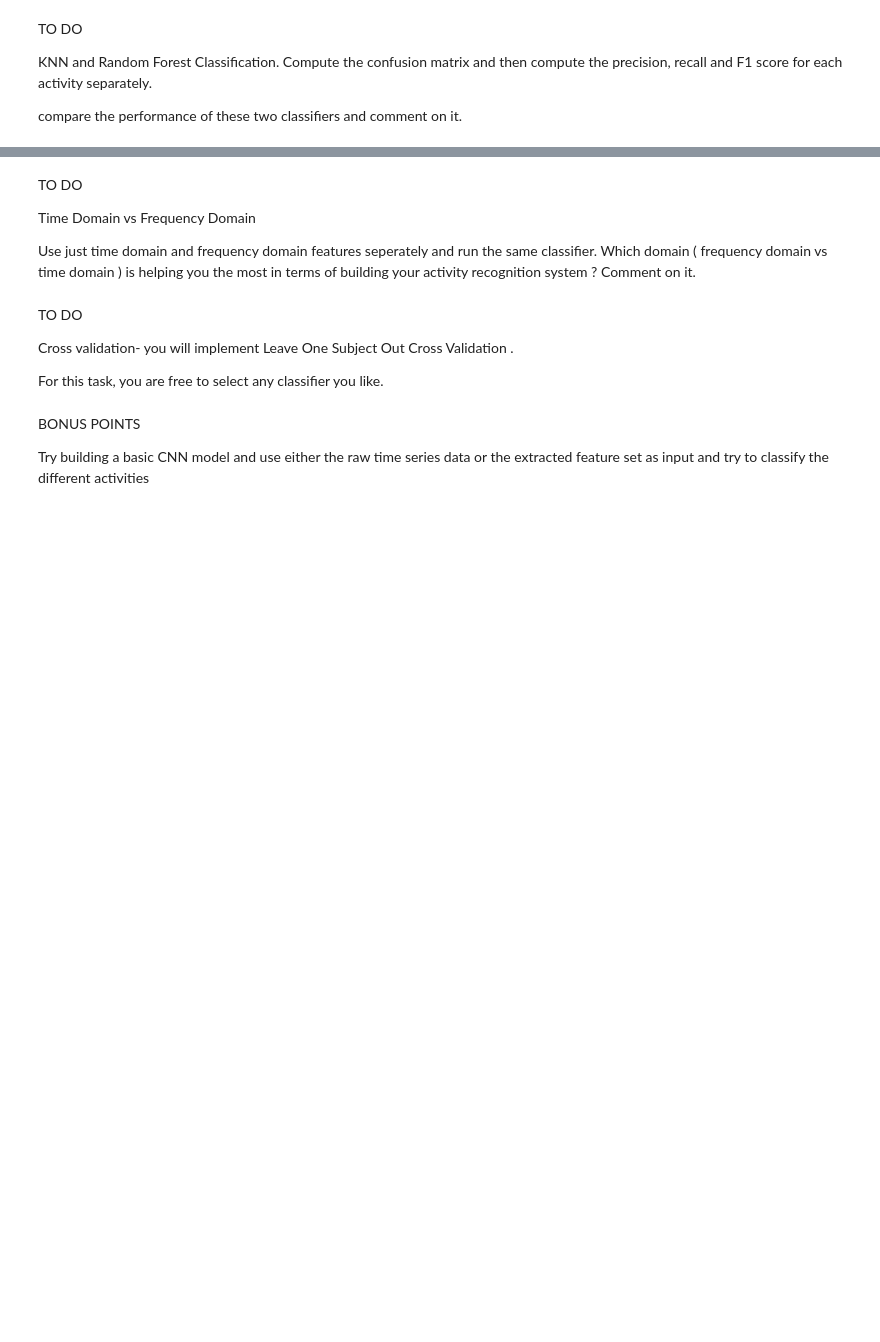
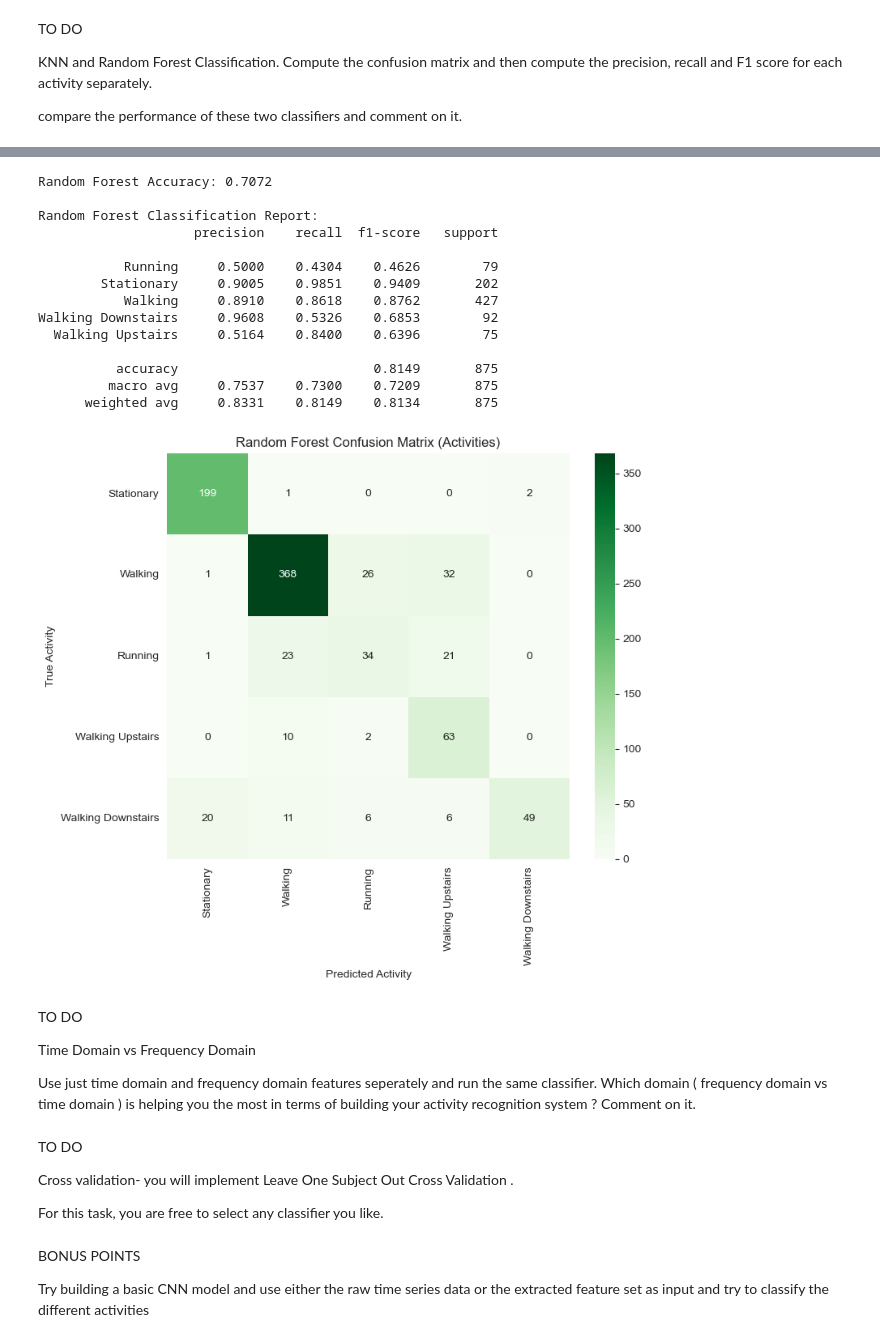
Before and after one commit to ConanMinihan/HumanActivityRecognition, a Jupyter notebook: A2_python.ipynb, the cells around one changed output, grey strips where cells are left out. Saved outputs shown, nothing was run; the diff lists cells and outputs as text; code cells hidden in the pictures; blank space fills up the shorter version.

```diff
--- a/A2_python.ipynb
+++ b/A2_python.ipynb
@@ -268,3 +671,70 @@ compare the performance of these two classifiers and comment on it.
+# %%
+# Clean and prepare data for Random Forest
+X_train_rf = X_train.replace([np.inf, -np.inf], np.nan).fillna(X_train.mean())
+X_test_rf  = X_test.replace([np.inf, -np.inf], np.nan).fillna(X_test.mean())
+
+# Align y to X (ensures same indices and lengths)
+y_train_rf = y_train.loc[X_train_rf.index]
+y_test_rf  = y_test.loc[X_test_rf.index]
+
+# Train the Random Forest model
+rf = RandomForestClassifier(n_estimators=100, random_state=42)
+rf.fit(X_train_rf, y_train_rf)
+
+# Predict on test data
+y_pred_rf = rf.predict(X_test_rf)
+
+# Evaluate Random Forest performance
+acc_rf = accuracy_score(y_test_rf, y_pred_rf)
+print(f"\nRandom Forest Accuracy: {acc_rf:.4f}\n")
+
+# Convert numeric to readable labels
+y_test_named = y_test_rf.map(activity_map)
+y_pred_named = pd.Series(y_pred_rf).map(activity_map)
+
+# Ensure consistent types (remove NaNs and cast to string)
+mask = y_test_named.notna() & y_pred_named.notna()
+y_test_named = y_test_named[mask].astype(str)
+y_pred_named = y_pred_named[mask].astype(str)
+
+print("Random Forest Classification Report:")
+print(classification_report(y_test_named, y_pred_named, digits=4))
+
+# Confusion Matrix
+labels_ordered = list(activity_map.values())
+conf_mat_rf = confusion_matrix(y_test_named, y_pred_named, labels=labels_ordered)
+
+# Visualize Confusion Matrix
+plt.figure(figsize=(8, 7))
+sns.heatmap(
+    conf_mat_rf,
+    annot=True,
+    fmt='d',
+    cmap="Greens",
+    xticklabels=labels_ordered,
+    yticklabels=labels_ordered
+)
+plt.title("Random Forest Confusion Matrix (Activities)")
+plt.xlabel("Predicted Activity")
+plt.ylabel("True Activity")
+plt.tight_layout()
+plt.show()
+# %% [output]
+Random Forest Accuracy: 0.7072
+
+Random Forest Classification Report:
+                    precision    recall  f1-score   support
+
+           Running     0.5000    0.4304    0.4626        79
+        Stationary     0.9005    0.9851    0.9409       202
+           Walking     0.8910    0.8618    0.8762       427
+Walking Downstairs     0.9608    0.5326    0.6853        92
+  Walking Upstairs     0.5164    0.8400    0.6396        75
+
+          accuracy                         0.8149       875
+         macro avg     0.7537    0.7300    0.7209       875
+      weighted avg     0.8331    0.8149    0.8134       875
+[figure, added]
 # %% [markdown]
 TO DO
 
```
Also changed, not shown: parts of 21 cells of this notebook.
